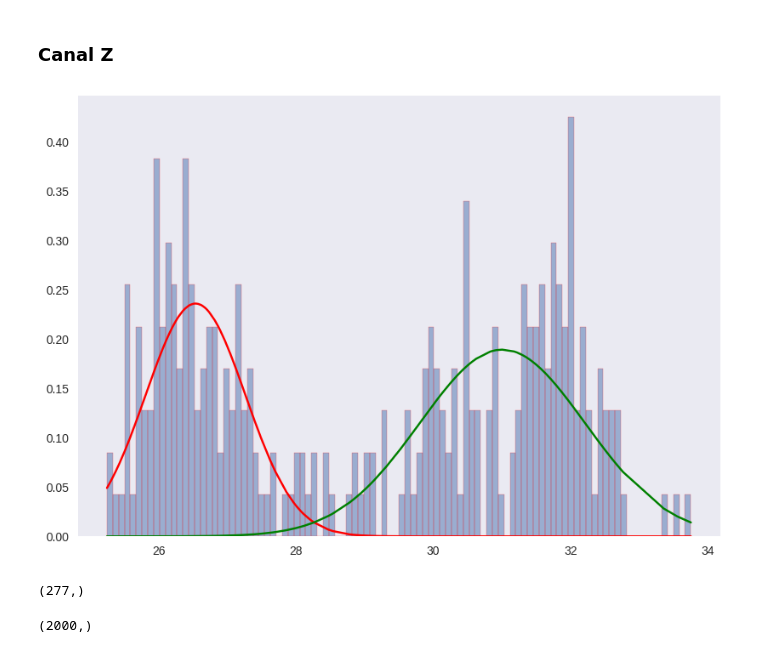
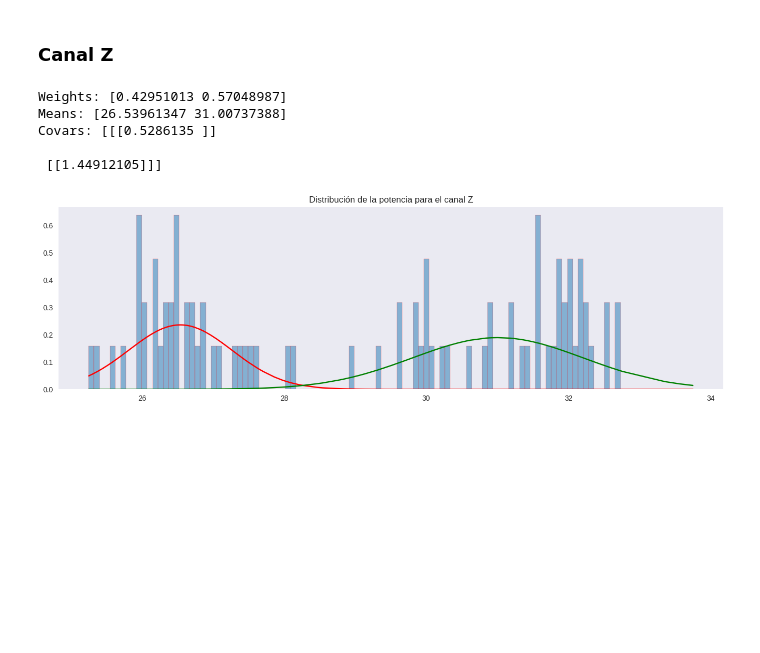
Before and after one commit to simonvidal99/Trigger, a Jupyter notebook: newdbprocessing.ipynb, the cells around one changed output. Cells and saved outputs as stored; diff of their text form; code cells hidden in the pictures; blank space fills up the shorter version.

```diff
--- a/newdbprocessing.ipynb
+++ b/newdbprocessing.ipynb
@@ -1133,34 +1179,36 @@ plt.show()
 # %% [markdown]
 ### Canal Z
 # %%
+X_test_z = X_test_Z.squeeze()
 
-X_z = X_z.squeeze()
-
-f=X_z.reshape(-1,1)
+f=X_test_z.reshape(-1,1)
 
 weights_z = gmm_z.weights_
 means_z = gmm_z.means_
 covars_z = gmm_z.covariances_
 
 
 
 x_axis = X_z
 x_axis.sort()
+print('Weights:', weights_z)
+print('Means:', means_z.squeeze())
+print('Covars:', covars_z)
 
-plt.hist(f, bins=100, histtype='bar', density=True, ec='red', alpha=0.5)
-plt.plot(x_axis,weights_z[0]*stats.norm.pdf(x_axis,means_z[0],np.sqrt(covars_z[0])).ravel(), c='red')
-plt.plot(x_axis,weights_z[1]*stats.norm.pdf(x_axis,means_z[1],np.sqrt(covars_z[1])).ravel(), c='green')
 
-plt.grid()
+fig, ax = plt.subplots(figsize=(13, 4))
+
+ax.hist(f, bins=100, histtype='bar', density=True, ec='red', alpha=0.5)
+ax.plot(x_axis,weights_z[0]*stats.norm.pdf(x_axis,means_z[0],np.sqrt(covars_z[0])).ravel(), c='red')
+ax.plot(x_axis,weights_z[1]*stats.norm.pdf(x_axis,means_z[1],np.sqrt(covars_z[1])).ravel(), c='green')
+ax.title.set_text('Distribución de la potencia para el canal Z')
+
+ax.grid()
 plt.show()
 # %% [output]
+Weights: [0.42951013 0.57048987]
+Means: [26.53961347 31.00737388]
+Covars: [[[0.5286135 ]]
+
+ [[1.44912105]]]
-[figure, old version]
+[figure, new version]
-# %%
-X_z.squeeze().shape
-# %% [output]
-(277,)
-# %%
-x = np.concatenate((np.random.normal(5, 5, 1000), np.random.normal(10, 2, 1000)))
-x.shape
-# %% [output]
-(2000,)
```
Also changed, not shown: parts of 22 cells of this notebook, 1 other file.
